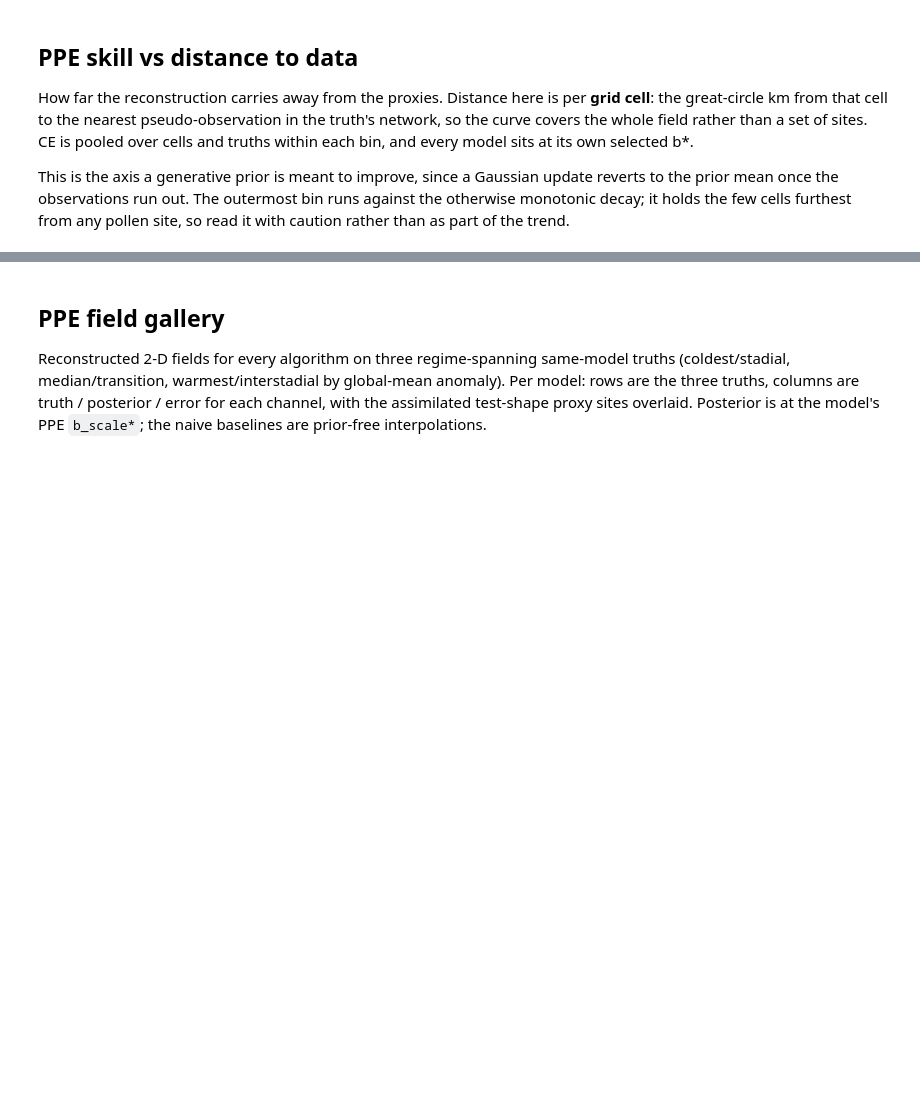
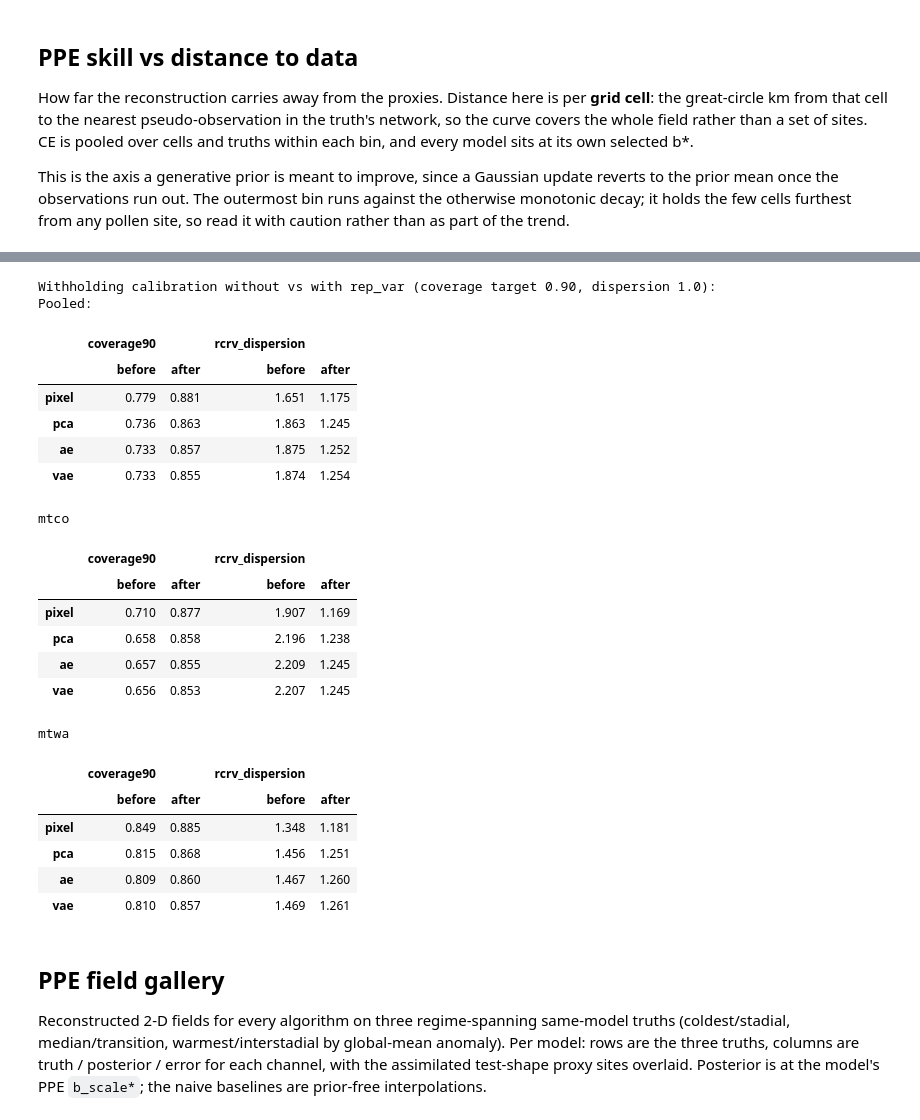
Before and after one commit to evgeni-g-georgiev/sparse_paleoclimate_field_reconstruction, a Jupyter notebook: notebooks/09_da_comparison.ipynb, the cells around one changed output, grey strips where cells are left out. Cells and saved outputs as stored; diff of their text form; code cells hidden in the pictures; blank space fills up the shorter version.

```diff
--- a/notebooks/09_da_comparison.ipynb
+++ b/notebooks/09_da_comparison.ipynb
@@ -437,3 +478,71 @@ mtwa
+# %%
+from paleoreco.eval import calibration as cal
+
+
+def rep_var_calibration(channel="pooled"):
+    """Withholding coverage and dispersion with vs without rep_var, at each b_scale*.
+
+    Recomputed from the predictions npz; the mean prediction is unchanged, so this
+    isolates what the representativeness term does to the stated uncertainty.
+    """
+    rows = {}
+    for m in ROW_ORDER:
+        if m not in MODEL_DIR:
+            continue
+        p = OUT / MODEL_DIR[m] / "withholding_random_predictions.npz"
+        if not p.exists():
+            continue
+        z = np.load(p)
+        if "rep_var" not in z.files:
+            continue
+        bi = int(np.argmin(np.abs(z["b_scales"] - best[(m, "withholding_random")]["b_scale"])))
+        a, pred, ch = z["actual"], z["climatological_pred"][bi], z["channel"]
+        base = z["post_var_pred"][bi] + z["sse"]
+        sel = np.ones(len(a), bool) if channel == "pooled" else ch == VARS.index(channel)
+        a, pred = a[sel], pred[sel]
+        before, after = base[sel], (base + z["rep_var"])[sel]
+        rows[m] = {
+            ("coverage90", "before"): cal.coverage(a, pred, before),
+            ("coverage90", "after"): cal.coverage(a, pred, after),
+            ("rcrv_dispersion", "before"): cal.rcrv(a, pred, before)[1],
+            ("rcrv_dispersion", "after"): cal.rcrv(a, pred, after)[1],
+        }
+    if not rows:
+        return pd.DataFrame()
+    df = pd.DataFrame(rows).T
+    df.columns = pd.MultiIndex.from_tuples(df.columns)
+    return df.round(3)
+
+
+print("Withholding calibration without vs with rep_var (coverage target 0.90, dispersion 1.0):")
+print("Pooled:")
+display(rep_var_calibration("pooled"))
+for ch in VARS:
+    print(ch)
+    display(rep_var_calibration(ch))
+# %% [output]
+Withholding calibration without vs with rep_var (coverage target 0.90, dispersion 1.0):
+Pooled:
+|  | coverage90 |  | rcrv_dispersion |  |
+|  | before | after | before | after |
+| pixel | 0.779 | 0.881 | 1.651 | 1.175 |
+| pca | 0.736 | 0.863 | 1.863 | 1.245 |
+| ae | 0.733 | 0.857 | 1.875 | 1.252 |
+| vae | 0.733 | 0.855 | 1.874 | 1.254 |
+mtco
+|  | coverage90 |  | rcrv_dispersion |  |
+|  | before | after | before | after |
+| pixel | 0.710 | 0.877 | 1.907 | 1.169 |
+| pca | 0.658 | 0.858 | 2.196 | 1.238 |
+| ae | 0.657 | 0.855 | 2.209 | 1.245 |
+| vae | 0.656 | 0.853 | 2.207 | 1.245 |
+mtwa
+|  | coverage90 |  | rcrv_dispersion |  |
+|  | before | after | before | after |
+| pixel | 0.849 | 0.885 | 1.348 | 1.181 |
+| pca | 0.815 | 0.868 | 1.456 | 1.251 |
+| ae | 0.809 | 0.860 | 1.467 | 1.260 |
+| vae | 0.810 | 0.857 | 1.469 | 1.261 |
 # %% [markdown]
 ## PPE field gallery
 
```
Also changed, not shown: parts of 8 cells of this notebook.
